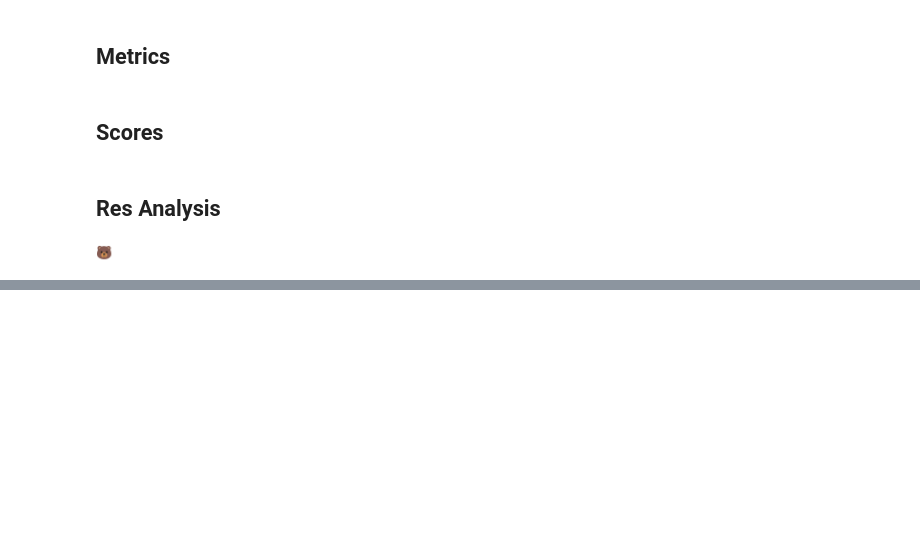
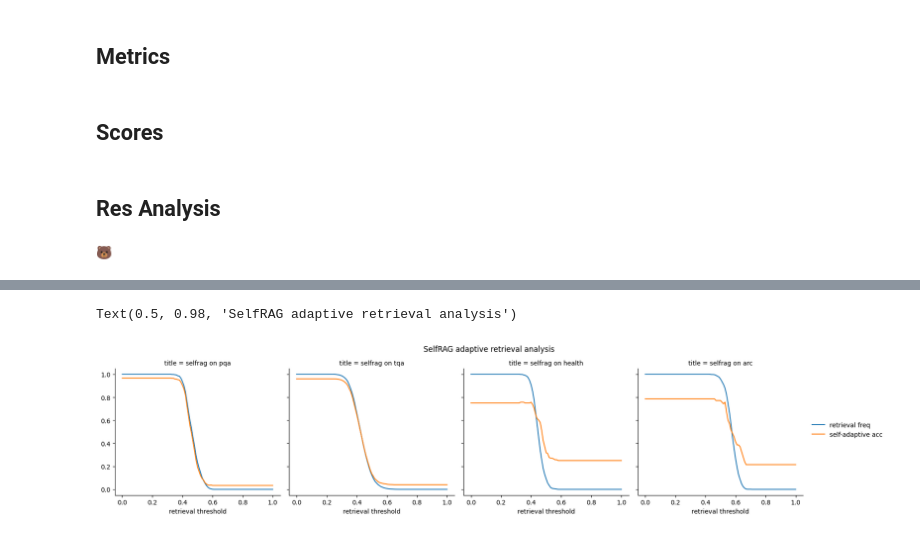
Before and after one commit to zhuzihan728/LLM_Adaptive_RAG, a Jupyter notebook: data_analysis/analysis_selfadp.ipynb, the cells around one changed output, grey strips where cells are left out. Cells and saved outputs as stored; diff of their text form; code cells hidden in the pictures; blank space fills up the shorter version.

```diff
--- a/data_analysis/analysis_selfadp.ipynb
+++ b/data_analysis/analysis_selfadp.ipynb
@@ -420,0 +422,17 @@ Text(0.5, 0.98, 'Self-adaptive retrieval analysis')
+# %%
+files_dc = {
+    r'eval_res\selfrag-pqa-fullspan.json': r'eval_res\selfragadp-pqa.json',
+    r'eval_res\selfrag-tqa-fullspan.json': r'eval_res\selfragadp-tqa.json',
+    r'eval_res\selfrag-health-fullspan.json': r'eval_res\selfragadp-health.json',
+    r'eval_res\selfrag-arc-fullspan.json': r'eval_res\selfragadp-arc.json'}
+# %%
+out_dcs = []
+for k, v in files_dc.items():
+    ret_p_path = v
+    with open(ret_p_path, 'r') as f:
+        ret_p_file = json.load(f)
+        ret_p = ret_p_file["retrieval_p"]
+    path = k
+    analyzer = Analyzer(path)
+    out_dcs.append(analyzer.adp_ret_analysis(ret_p, interval=0.01))
+    # plt.show()
@@ -420,0 +460,16 @@ Text(0.5, 0.98, 'Self-adaptive retrieval analysis')
+# %%
+final_dc = {"retrieval threshold":[], "":[], "title":[], " ":[]}
+
+for dc in out_dcs:
+    for k, v in dc.items():
+        final_dc[k] += v
+
+df = pd.DataFrame(final_dc)
+g = sns.FacetGrid(df, col="title", col_wrap=4, height=4)
+g.map(sns.lineplot, "retrieval threshold", "", hue=" ", data=df, sort=False)
+g.add_legend()
+g.fig.subplots_adjust(top=0.85)
+g.fig.suptitle(f"SelfRAG adaptive retrieval analysis")
+# %% [output]
+Text(0.5, 0.98, 'SelfRAG adaptive retrieval analysis')
+[figure, added]
```
Also changed, not shown: parts of 4 cells of this notebook, 3 other files.
